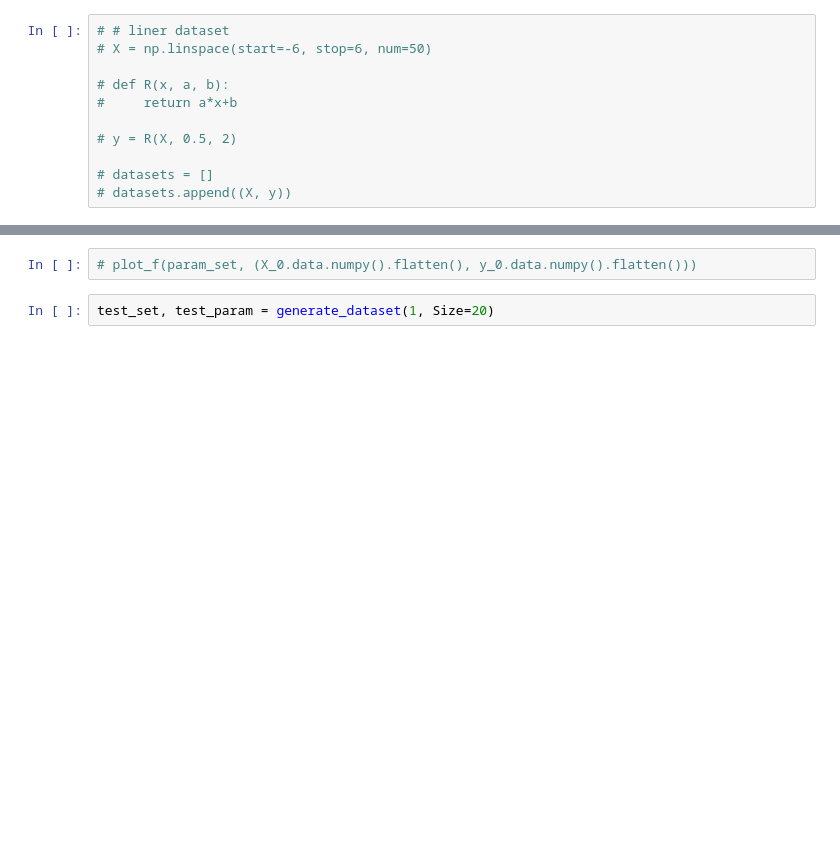
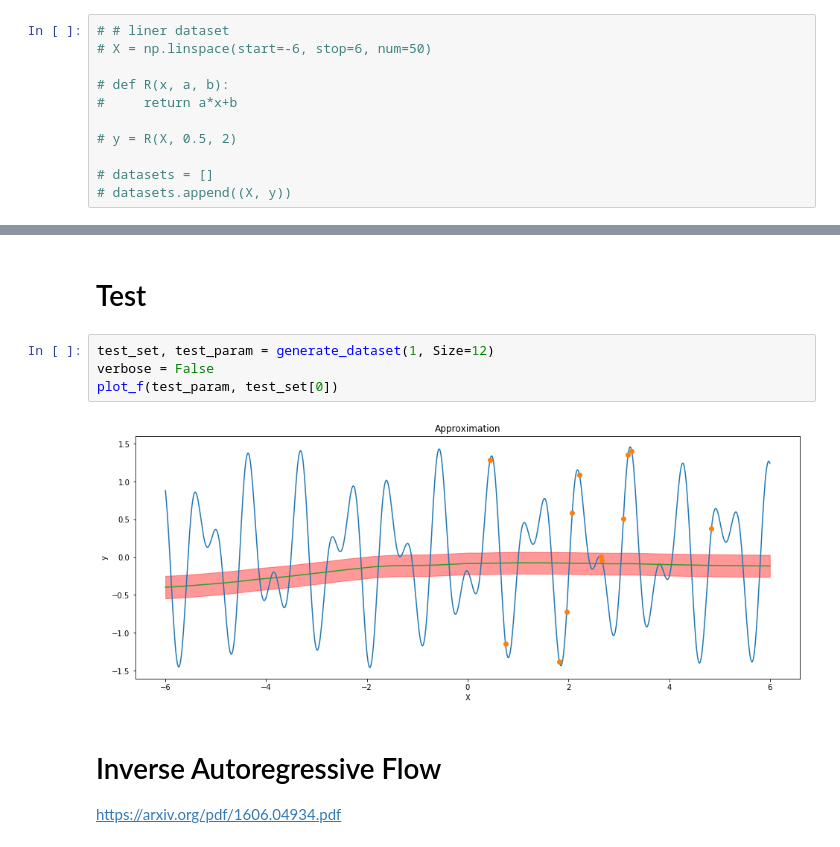
Before and after one commit to egornuzhin/bml_deep_prior, a Jupyter notebook: deep_prior.ipynb, the cells around one changed output, grey strips where cells are left out. Saved outputs shown, nothing was run; the diff lists cells and outputs as text; blank space fills up the shorter version.

```diff
--- a/deep_prior.ipynb
+++ b/deep_prior.ipynb
@@ -354,4 +533,11 @@ current elbo: -2116.681396484375
-# %%
-# plot_f(param_set, (X_0.data.numpy().flatten(), y_0.data.numpy().flatten()))
+# %% [markdown]
+# Test
 # %%
-test_set, test_param = generate_dataset(1, Size=20)
+test_set, test_param = generate_dataset(1, Size=12)
+verbose = False
+plot_f(test_param, test_set[0])
+# %% [output]
+[figure, added]
+# %% [markdown]
+# Inverse Autoregressive Flow
+https://arxiv.org/pdf/1606.04934.pdf
```
Also changed, not shown: parts of 28 cells of this notebook.
